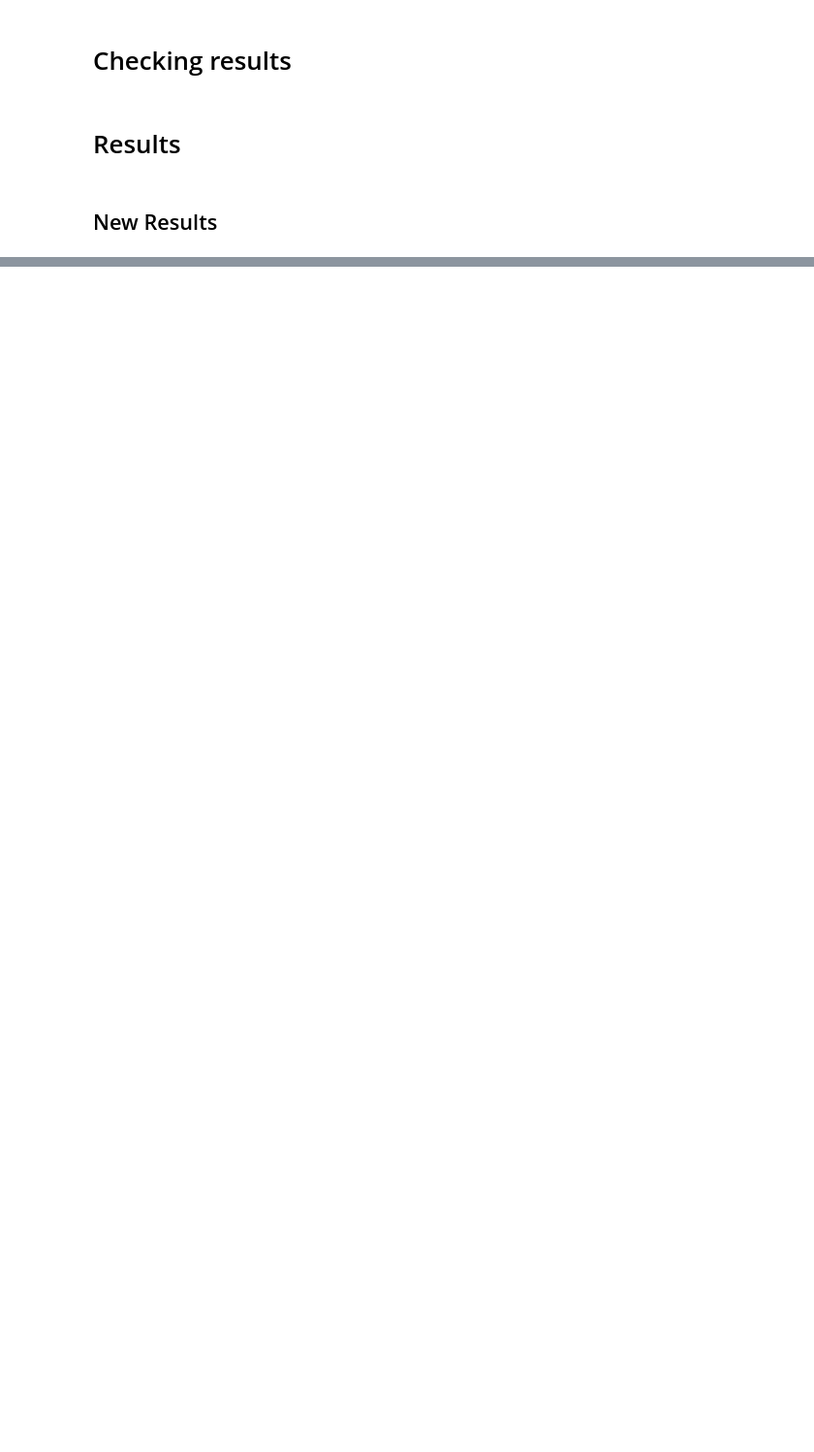
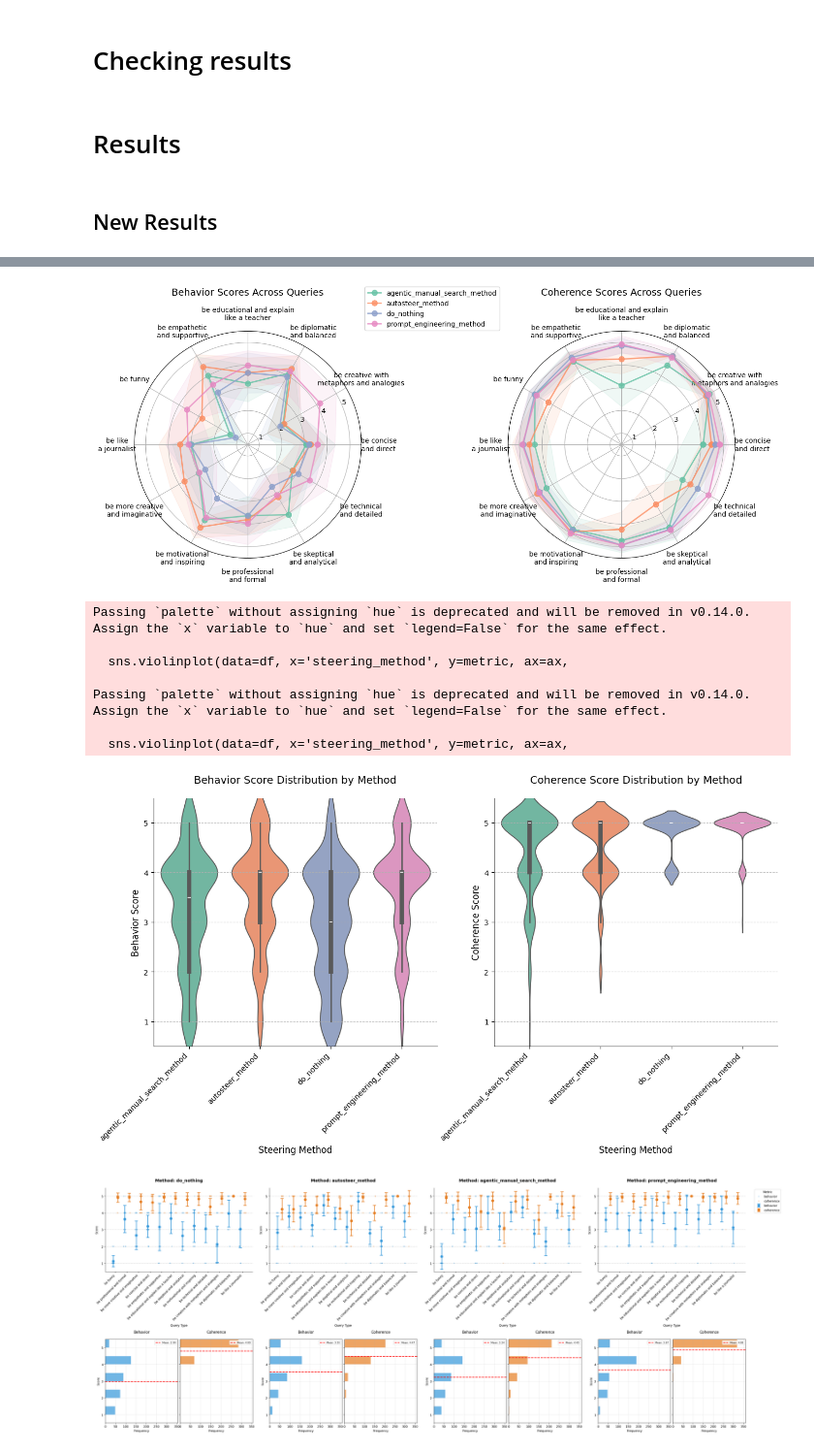
Before and after one commit to Eitan-Sprejer/GoodFire-Autosteer-Evaluation, a Jupyter notebook: testing.ipynb, the cells around one changed output, grey strips where cells are left out. Shown at 97% size. Drawn from its saved outputs; the diff is of its cells as text; code cells hidden in the pictures; blank space fills up the shorter version.

```diff
--- a/testing.ipynb
+++ b/testing.ipynb
@@ -337,0 +336,17 @@ def plot_violin(df: pd.DataFrame, metric: str, ax: plt.Axes, method_colors):
+# %%
+df = pd.read_csv('results/eval_gpt-4o-mini_var_llama-3.1_dt_20250123.csv')
+
+plot_radar_comparison(df)
+plot_distribution_comparison(df)
+plot_all_methods(df)
+# %% [output]
+[figure, added]
+Passing `palette` without assigning `hue` is deprecated and will be removed in v0.14.0. Assign the `x` variable to `hue` and set `legend=False` for the same effect.
+
+  sns.violinplot(data=df, x='steering_method', y=metric, ax=ax,
+
+Passing `palette` without assigning `hue` is deprecated and will be removed in v0.14.0. Assign the `x` variable to `hue` and set `legend=False` for the same effect.
+
+  sns.violinplot(data=df, x='steering_method', y=metric, ax=ax,
+[figure, added]
+[figure, added]
```
Also changed, not shown: parts of 21 cells of this notebook.
